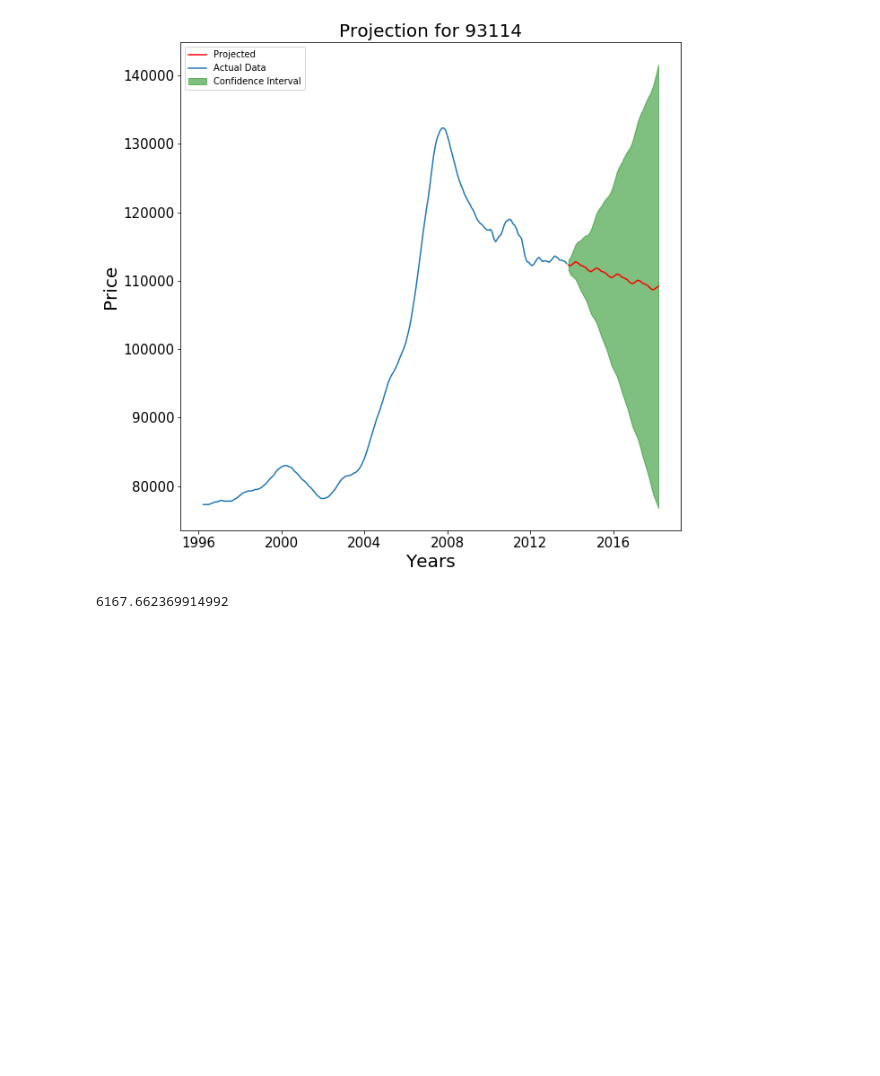
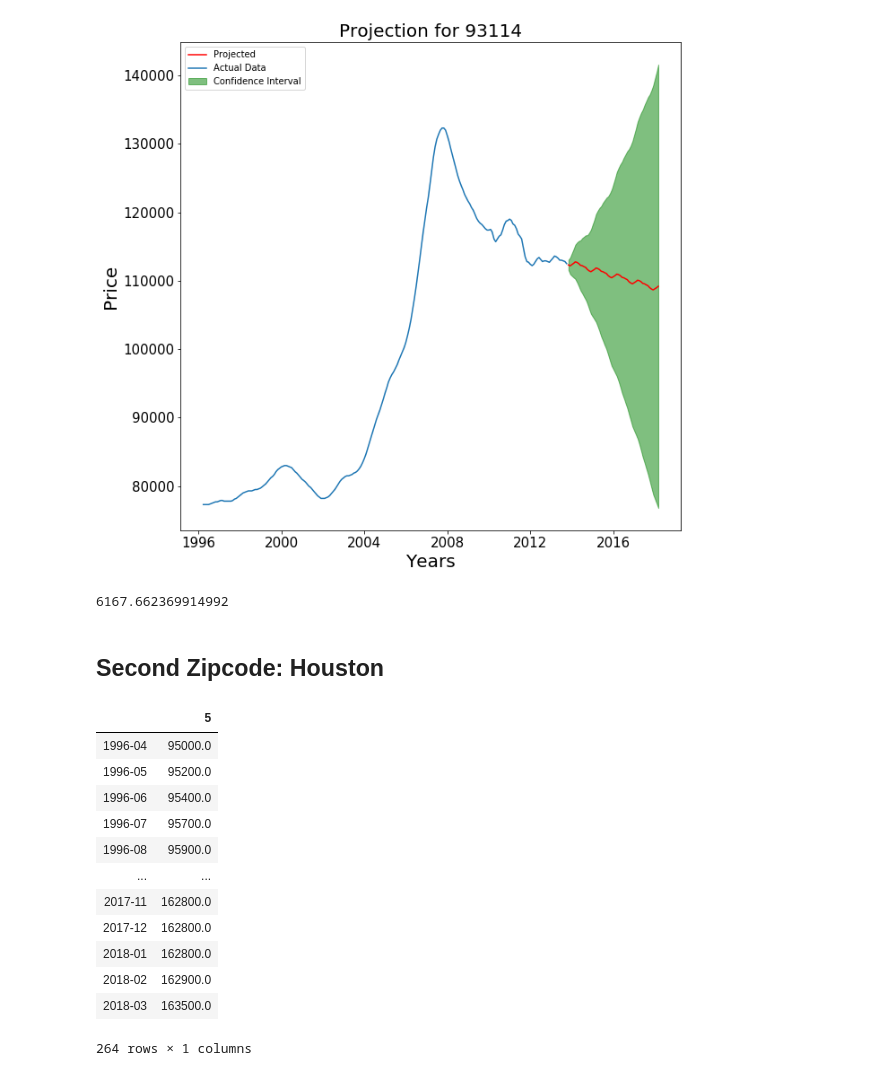
Before and after one commit to LeDorean/zillow_project_review, a Jupyter notebook: notebooks/Untitled.ipynb, the cells around one changed output. Cells and saved outputs as stored; diff of their text form; code cells hidden in the pictures; blank space fills up the shorter version.

Commit message:
2nd zipcode projection complete

```diff
--- a/notebooks/Untitled.ipynb
+++ b/notebooks/Untitled.ipynb
@@ -196,3 +196,5 @@ plt.legend(loc=2)
 np.sqrt(mean_squared_error(test,forecast.predicted_mean))
 # %% [output]
 6167.662369914992
+# %% [markdown]
+## Second Zipcode: Houston
@@ -198,0 +203,16 @@ np.sqrt(mean_squared_error(test,forecast.predicted_mean))
+# %%
+houston_91733
+# %% [output]
+|  | 5 |
+| 1996-04 | 95000.0 |
+| 1996-05 | 95200.0 |
+| 1996-06 | 95400.0 |
+| 1996-07 | 95700.0 |
+| 1996-08 | 95900.0 |
+| ... | ... |
+| 2017-11 | 162800.0 |
+| 2017-12 | 162800.0 |
+| 2018-01 | 162800.0 |
+| 2018-02 | 162900.0 |
+| 2018-03 | 163500.0 |
+264 rows × 1 columns
```
Also changed, not shown: parts of 6 cells of this notebook.
